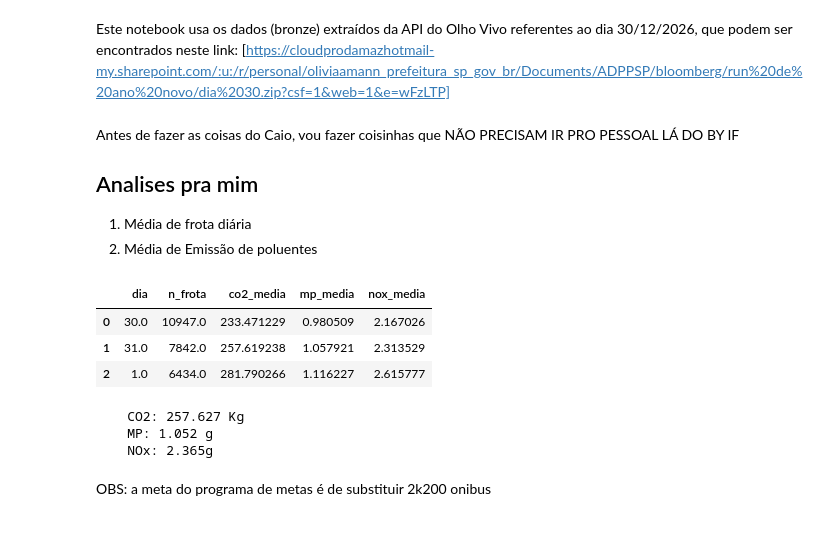
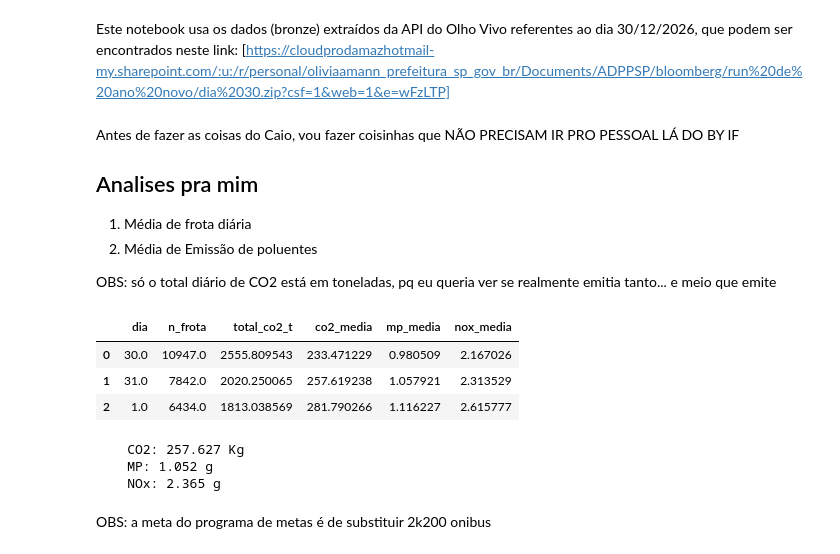
Before and after one commit to olivia-s-a/TESTES-dataset-onibus_eletricos, a Jupyter notebook: TESTE 1.ipynb, the cells around one changed output. Drawn from its saved outputs; the diff is of its cells as text; code cells hidden in the pictures.

```diff
--- a/TESTE 1.ipynb
+++ b/TESTE 1.ipynb
@@ -35,38 +35,43 @@ Antes de fazer as coisas do Caio, vou fazer coisinhas que NÃO PRECISAM IR PRO P
 ## Analises pra mim
 1) Média de frota diária
 2) Média de Emissão de poluentes
+
+
+OBS: só o total diário de CO2 está em toneladas, pq eu queria ver se realmente emitia tanto... e meio que emite
 # %%
 list_dados = [
     (onibus_diesel_dia30, 30),
     (onibus_diesel_dia31, 31),
     (onibus_diesel_dia01, 1)
 ]
 
 df_dados_dia = pd.DataFrame(
-    columns=['dia', 'n_frota', 'co2_media', 'mp_media', 'nox_media']
+    columns=['dia', 'n_frota', 'total_co2_t', 'co2_media', 'mp_media', 'nox_media',]
 )
 
 for df, dia in list_dados:
     n_frota= df['codigo_onibus'].nunique() #len(unique)
+    total_co2=df['emissao_co2'].sum() /1000 #toneladas
     co2_media=df['emissao_co2'].mean()
     mp_media= df['emissao_mp'].mean()
     nox_media = df['emissao_nox'].mean()
 
 
     df_dados_dia.loc[len(df_dados_dia)] = [
         dia,
         n_frota,
+        total_co2,
         co2_media,
         mp_media,
         nox_media
     ]
 
 df_dados_dia
 # %% [output]
-|  | dia | n_frota | co2_media | mp_media | nox_media |
-| 0 | 30.0 | 10947.0 | 233.471229 | 0.980509 | 2.167026 |
-| 1 | 31.0 | 7842.0 | 257.619238 | 1.057921 | 2.313529 |
-| 2 | 1.0 | 6434.0 | 281.790266 | 1.116227 | 2.615777 |
+|  | dia | n_frota | total_co2_t | co2_media | mp_media | nox_media |
+| 0 | 30.0 | 10947.0 | 2555.809543 | 233.471229 | 0.980509 | 2.167026 |
+| 1 | 31.0 | 7842.0 | 2020.250065 | 257.619238 | 1.057921 | 2.313529 |
+| 2 | 1.0 | 6434.0 | 1813.038569 | 281.790266 | 1.116227 | 2.615777 |
 # %%
 todos_frota_media = df_dados_dia['n_frota'].mean().astype(int)
 todos_co2_media= df_dados_dia['co2_media'].mean()
@@ -82,7 +87,7 @@ print(
 # %% [output]
     CO2: 257.627 Kg
     MP: 1.052 g
-    NOx: 2.365g
+    NOx: 2.365 g
 # %% [markdown]
 OBS: a meta do programa de metas é de substituir 2k200 onibus
 # %% [markdown]
```
Also changed, not shown: parts of 14 cells of this notebook, 2 other files.
